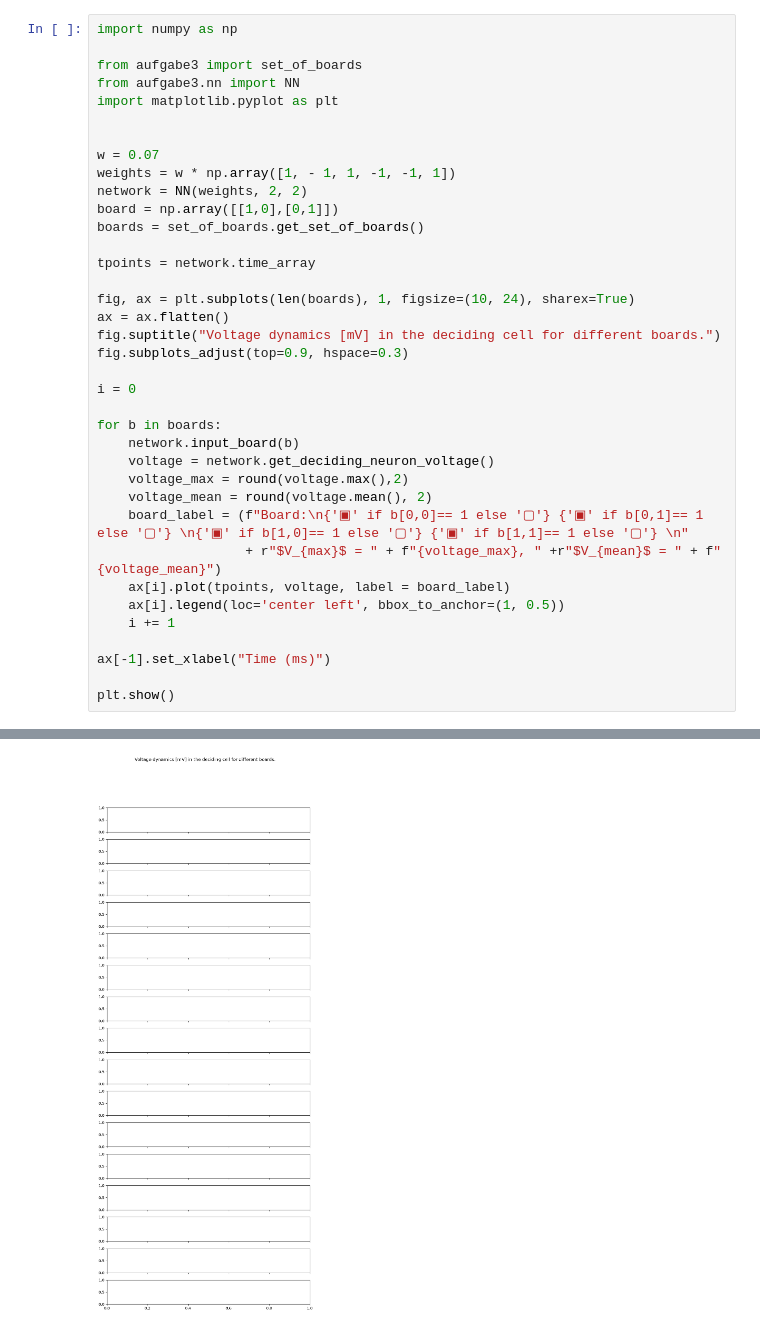
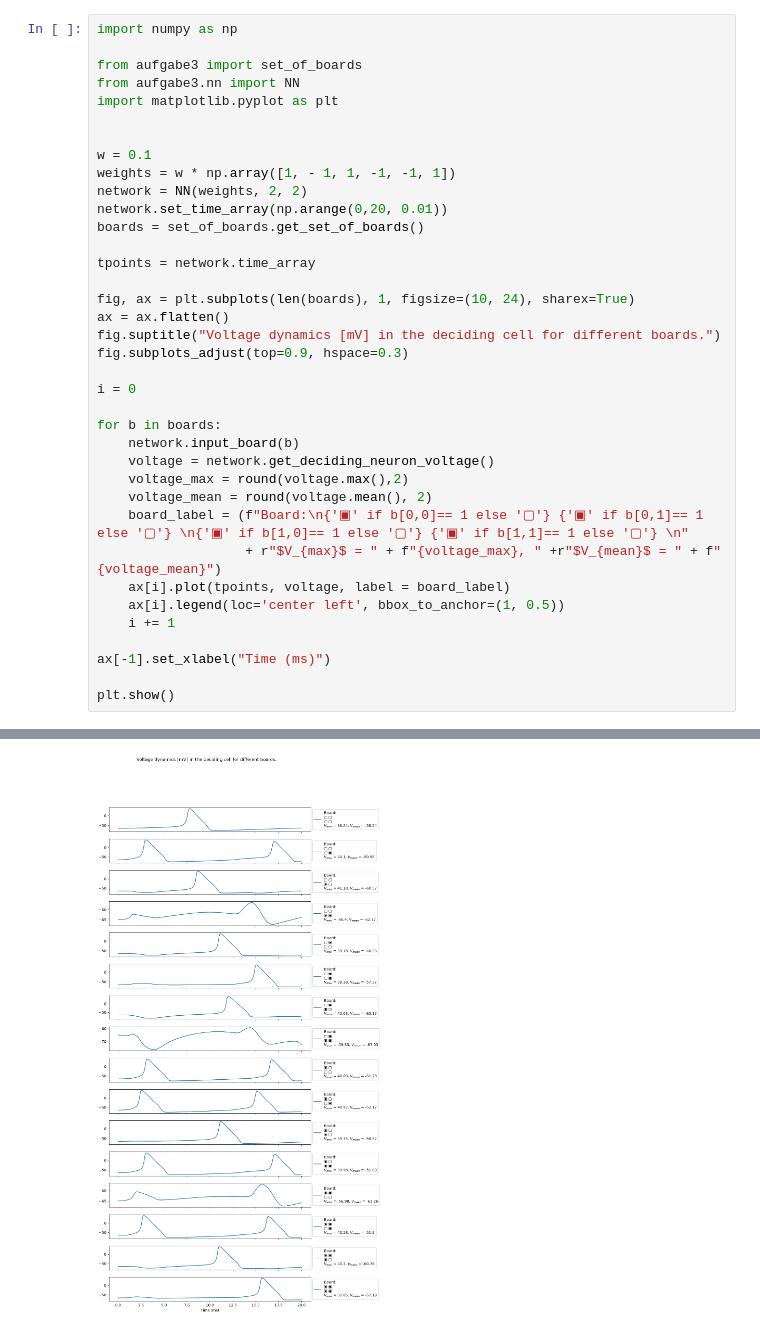
Before and after one commit to Isomorphic13/neuronensimulation, a Jupyter notebook: aufgabe3/notebook/test.ipynb, the cells around one changed output, grey strips where cells are left out. Drawn from its saved outputs; the diff is of its cells as text.

Commit message:
feat: implemented a neuronal network for small valuee of paramaters. Saving the code before changing the equations for alphas.

```diff
--- a/aufgabe3/notebook/test.ipynb
+++ b/aufgabe3/notebook/test.ipynb
@@ -6,10 +6,10 @@ from aufgabe3.nn import NN
 import matplotlib.pyplot as plt
 
 
-w = 0.07
+w = 0.1
 weights = w * np.array([1, - 1, 1, -1, -1, 1])
 network = NN(weights, 2, 2)
-board = np.array([[1,0],[0,1]])
+network.set_time_array(np.arange(0,20, 0.01))
 boards = set_of_boards.get_set_of_boards()
 
 tpoints = network.time_array
@@ -43 +39 @@ No implementation of function Function(<built-in function setitem>) found for si
-[figure, old version]
+[figure, new version]
```
Also changed, not shown: parts of 3 cells of this notebook, 6 other files.
